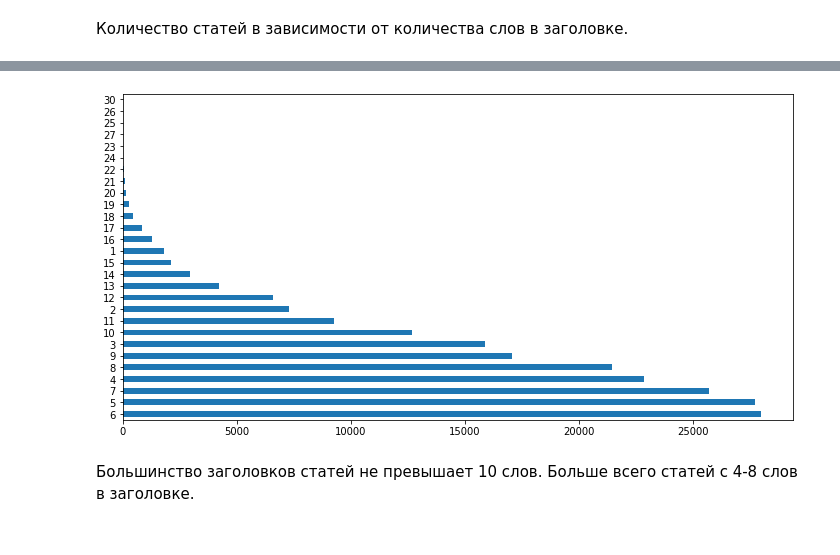
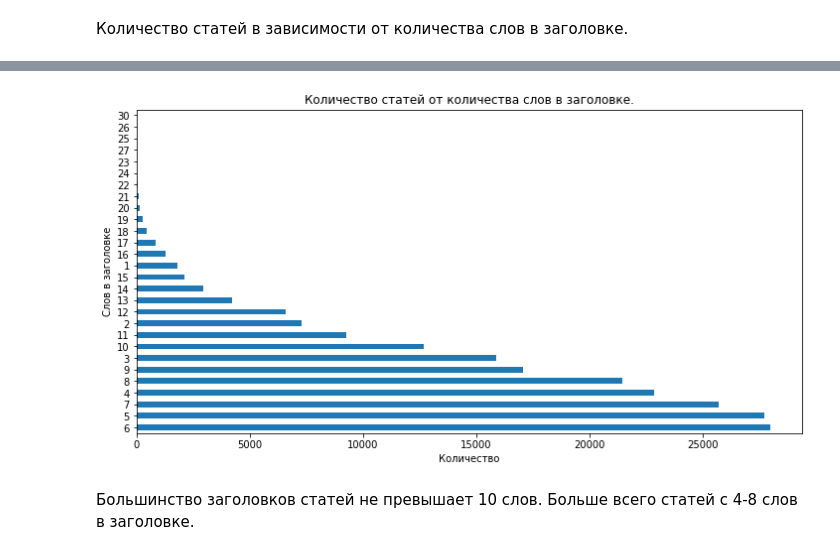
Before and after one commit to D7nis/DS_Habr_rate, a Jupyter notebook: Habr.ipynb, the cells around one changed output, grey strips where cells are left out. Saved outputs shown, nothing was run; the diff lists cells and outputs as text; code cells hidden in the pictures.

```diff
--- a/Habr.ipynb
+++ b/Habr.ipynb
@@ -237,6 +236,8 @@ text_clwords_count,tittle_words_count,tittle_clwords_count,rate_category')
 df = pd.read_sql_query("SELECT {} FROM habr".format(columns_num), csv_db)
 # %%
 df = pd.read_sql_query("SELECT * FROM habr", csv_db)
+# %%
+df.drop(['index'],axis=1,inplace=True)
 # %%
 df.isnull().sum()
 # %% [output]
@@ -358,9 +360,12 @@ sns.boxplot(x=df['tittle_words_count']);
 # %%
 fsize = (12, 6)
 fig, ax = plt.subplots(figsize=fsize)
+plt.title('Количество статей от количества слов в заголовке.')
+plt.xlabel('Количество')
+plt.ylabel('Слов в заголовке')
 df['tittle_words_count'].value_counts().plot(kind='barh');
 # %% [output]
-[figure, old version]
+[figure, new version]
 # %% [markdown]
 Большинство заголовков статей не превышает 10 слов. Больше всего статей с 4-8 слов в заголовке.
 # %% [markdown]
```
Also changed, not shown: parts of 23 cells of this notebook, 1 other file.
